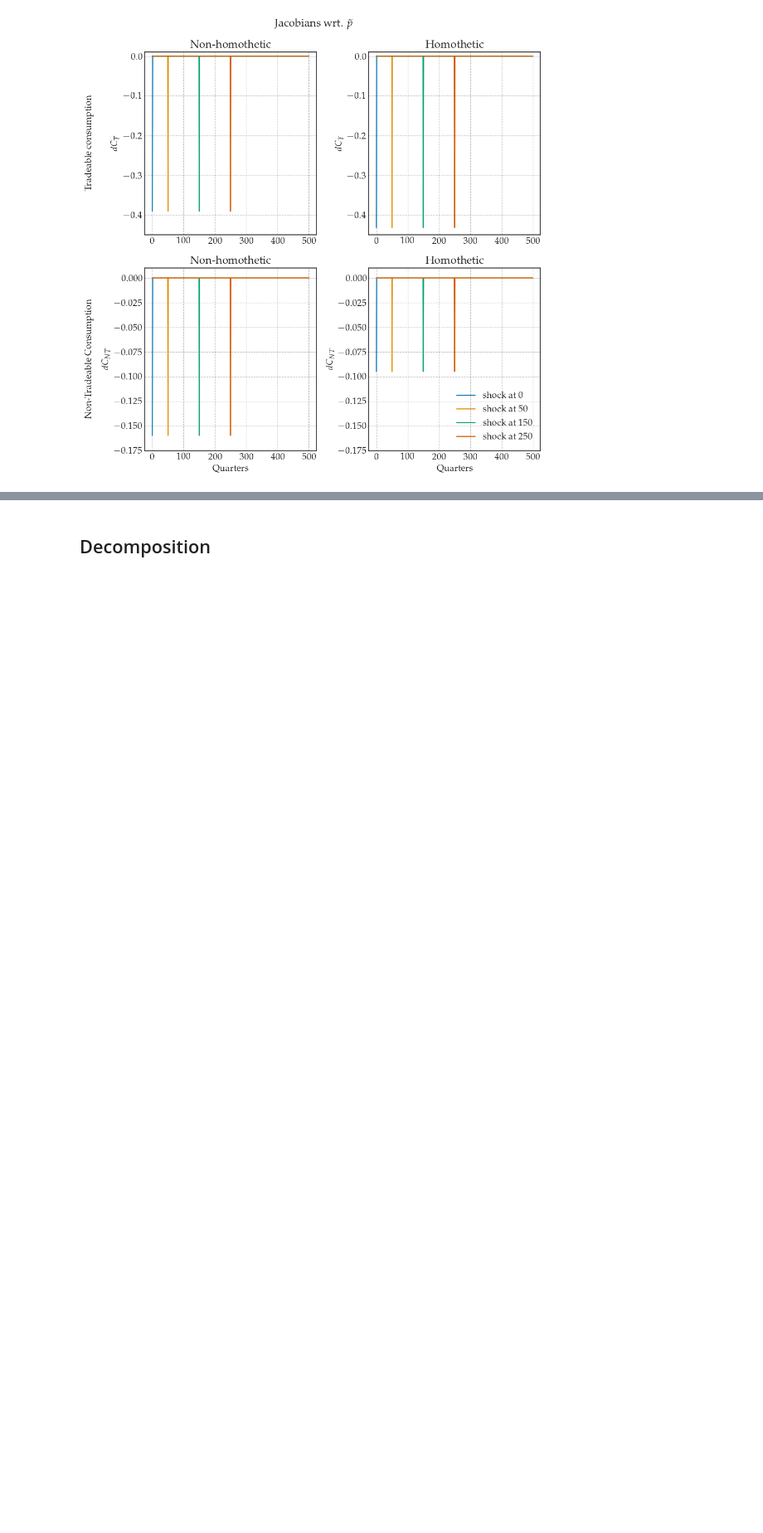
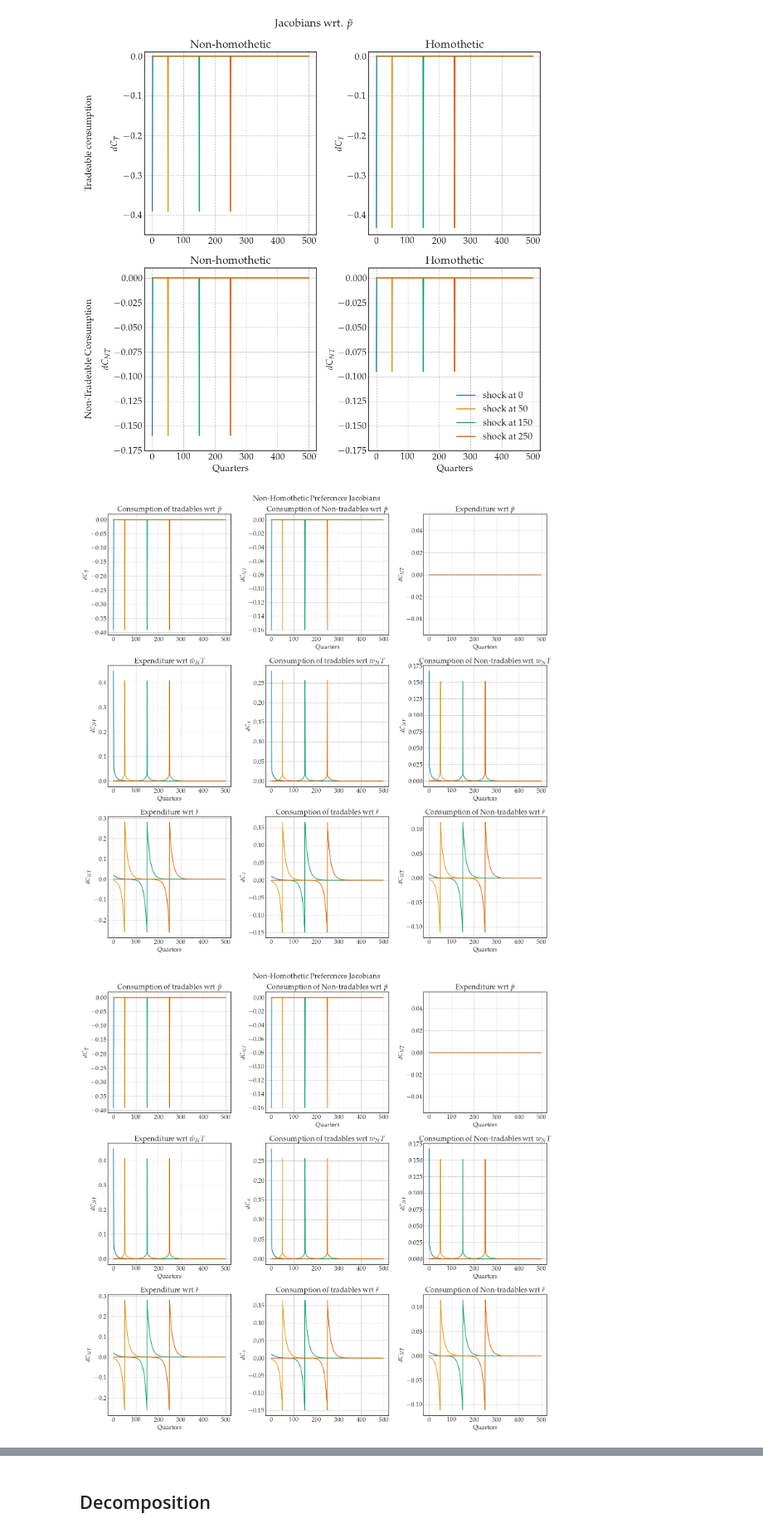
Before and after one commit to funlime/I_HANK_PIGL, a Jupyter notebook: notebook_completed.ipynb, the cells around one changed output, grey strips where cells are left out. Shown at 83% size. Saved outputs shown, nothing was run; the diff lists cells and outputs as text; code cells hidden in the pictures; blank space fills up the shorter version.

```diff
--- a/notebook_completed.ipynb
+++ b/notebook_completed.ipynb
@@ -101,3 +118,9 @@ fig = figs.plot_jac_p(models)
 if save_figs: fig.savefig('plots/jac_p.png')
 # %% [output]
 [figure]
+# %%
+# All jacobians
+figs.plot_jac(model_baseline)
+# %% [output]
+[figure, added]
+[figure, added]
```
Also changed, not shown: parts of 11 cells of this notebook, 20 other files.
